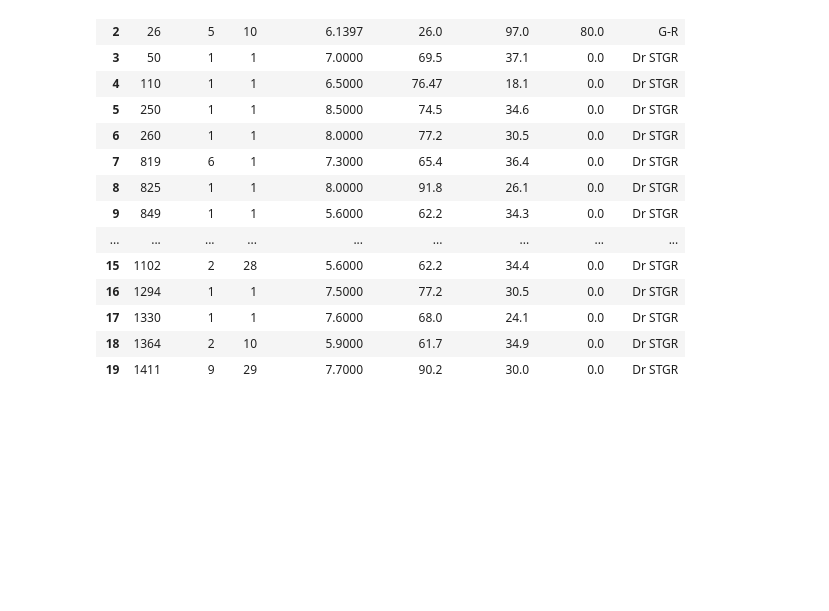
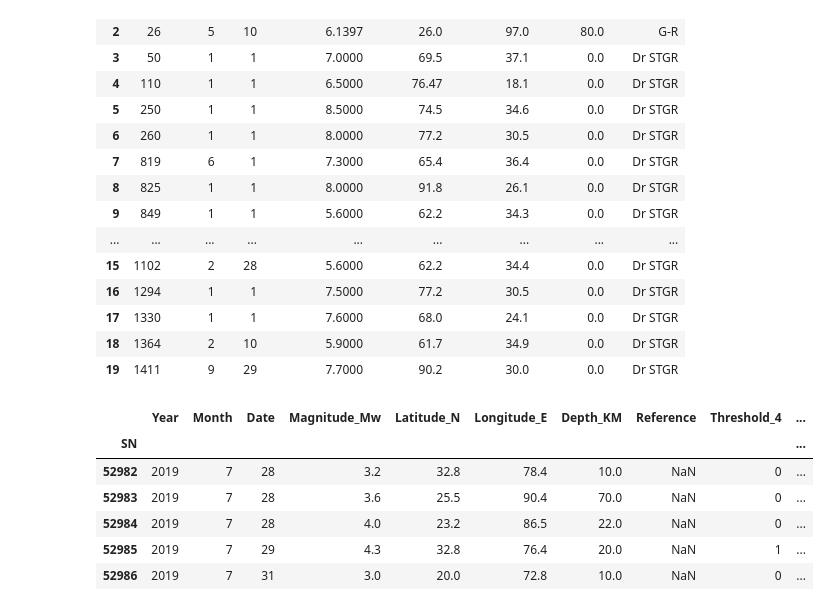
Before and after one commit to subodhsondkar/Data_Analytics_Classification_Project, a Jupyter notebook: Earthquake_pred.ipynb, the cells around one changed output. Saved outputs shown, nothing was run; the diff lists cells and outputs as text; code cells hidden in the pictures; blank space fills up the shorter version.

```diff
--- a/Earthquake_pred.ipynb
+++ b/Earthquake_pred.ipynb
@@ -81,6 +83,25 @@ df.head(20)
 | 17 | 1330 | 1 | 1 | 7.6000 | 68.0 | 24.1 | 0.0 | Dr STGR |
 | 18 | 1364 | 2 | 10 | 5.9000 | 61.7 | 34.9 | 0.0 | Dr STGR |
 | 19 | 1411 | 9 | 29 | 7.7000 | 90.2 | 30.0 | 0.0 | Dr STGR |
+# %%
+# Creating Binary Columns according to thresholds
+# Considering 5 Threshold values {4,4.3,4.5,4.7,5}
+
+df['Threshold_4'] = df['Magnitude_Mw'].gt(4).astype(int)
+df['Threshold_4.3'] = df['Magnitude_Mw'].gt(4.3).astype(int)
+df['Threshold_4.5'] = df['Magnitude_Mw'].gt(4.5).astype(int)
+df['Threshold_4.7'] = df['Magnitude_Mw'].gt(4.7).astype(int)
+df['Threshold_5'] = df['Magnitude_Mw'].gt(5).astype(int)
+
+df.tail()
+# %% [output]
+|  | Year | Month | Date | Magnitude_Mw | Latitude_N | Longitude_E | Depth_KM | Reference | Threshold_4 | ... |
+| SN |  |  |  |  |  |  |  |  |  | ... |
+| 52982 | 2019 | 7 | 28 | 3.2 | 32.8 | 78.4 | 10.0 | NaN | 0 | ... |
+| 52983 | 2019 | 7 | 28 | 3.6 | 25.5 | 90.4 | 70.0 | NaN | 0 | ... |
+| 52984 | 2019 | 7 | 28 | 4.0 | 23.2 | 86.5 | 22.0 | NaN | 0 | ... |
+| 52985 | 2019 | 7 | 29 | 4.3 | 32.8 | 76.4 | 20.0 | NaN | 1 | ... |
+| 52986 | 2019 | 7 | 31 | 3.0 | 20.0 | 72.8 | 10.0 | NaN | 0 | ... |
 # %%
 timestamps = []
 for index, row in df.iterrows():
```
Also changed, not shown: parts of 12 cells of this notebook.
